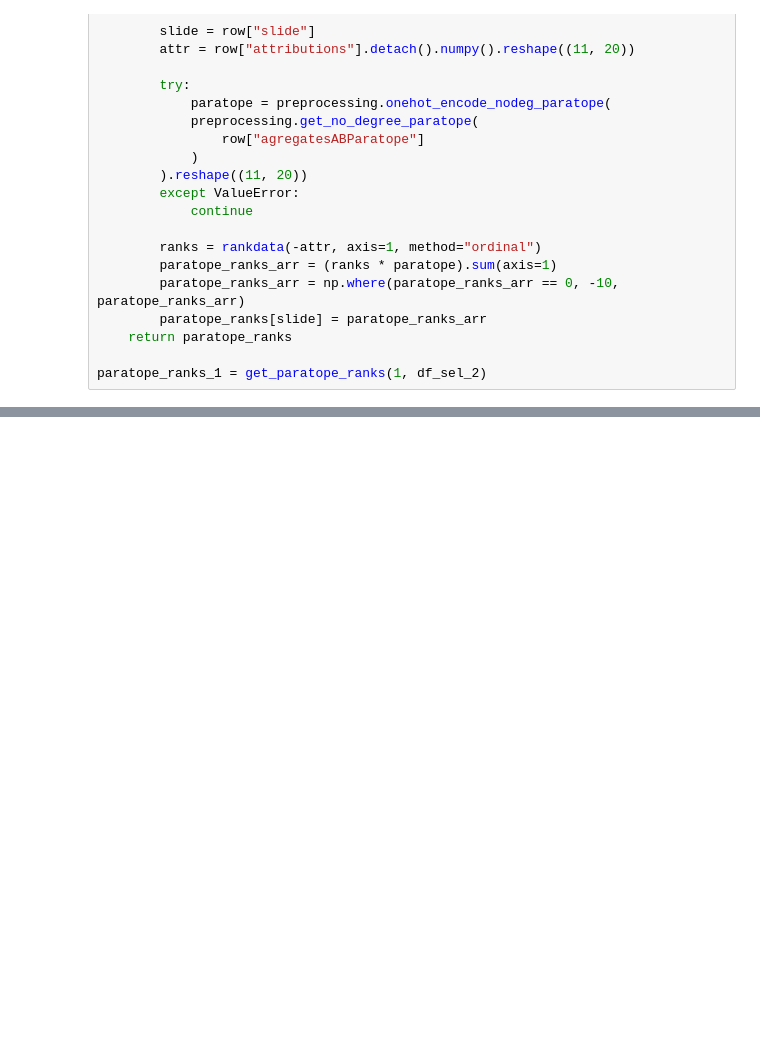
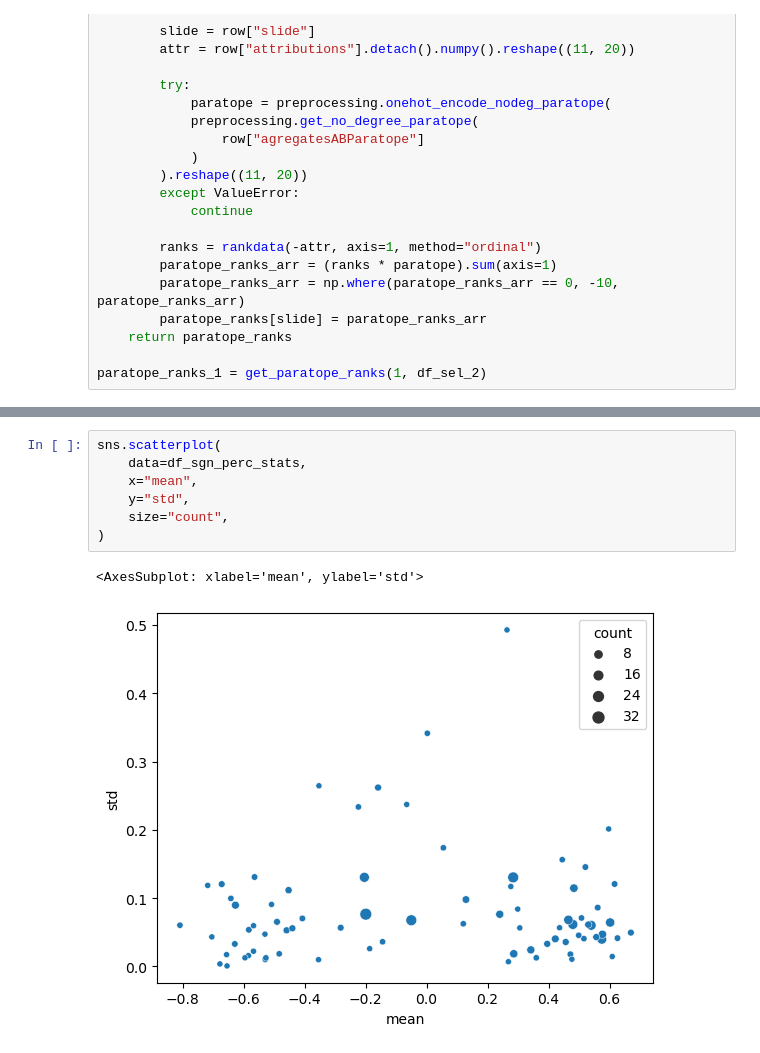
Before and after one commit to csi-greifflab/negative-class-optimization, a Jupyter notebook: notebooks/07b_Interpretability_pipeline_dev.ipynb, the cells around one changed output, grey strips where cells are left out. Drawn from its saved outputs; the diff is of its cells as text; blank space fills up the shorter version.

```diff
--- a/notebooks/07b_Interpretability_pipeline_dev.ipynb
+++ b/notebooks/07b_Interpretability_pipeline_dev.ipynb
@@ -437,0 +501,10 @@ df_paratope_ranks_1.replace(-10, np.nan).median(axis=1, skipna=True).plot.hist()
+# %%
+sns.scatterplot(
+    data=df_sgn_perc_stats,
+    x="mean",
+    y="std",
+    size="count",
+)
+# %% [output]
+<AxesSubplot: xlabel='mean', ylabel='std'>
+[figure, added]
```
Also changed, not shown: parts of 25 cells of this notebook, 1 other file.
